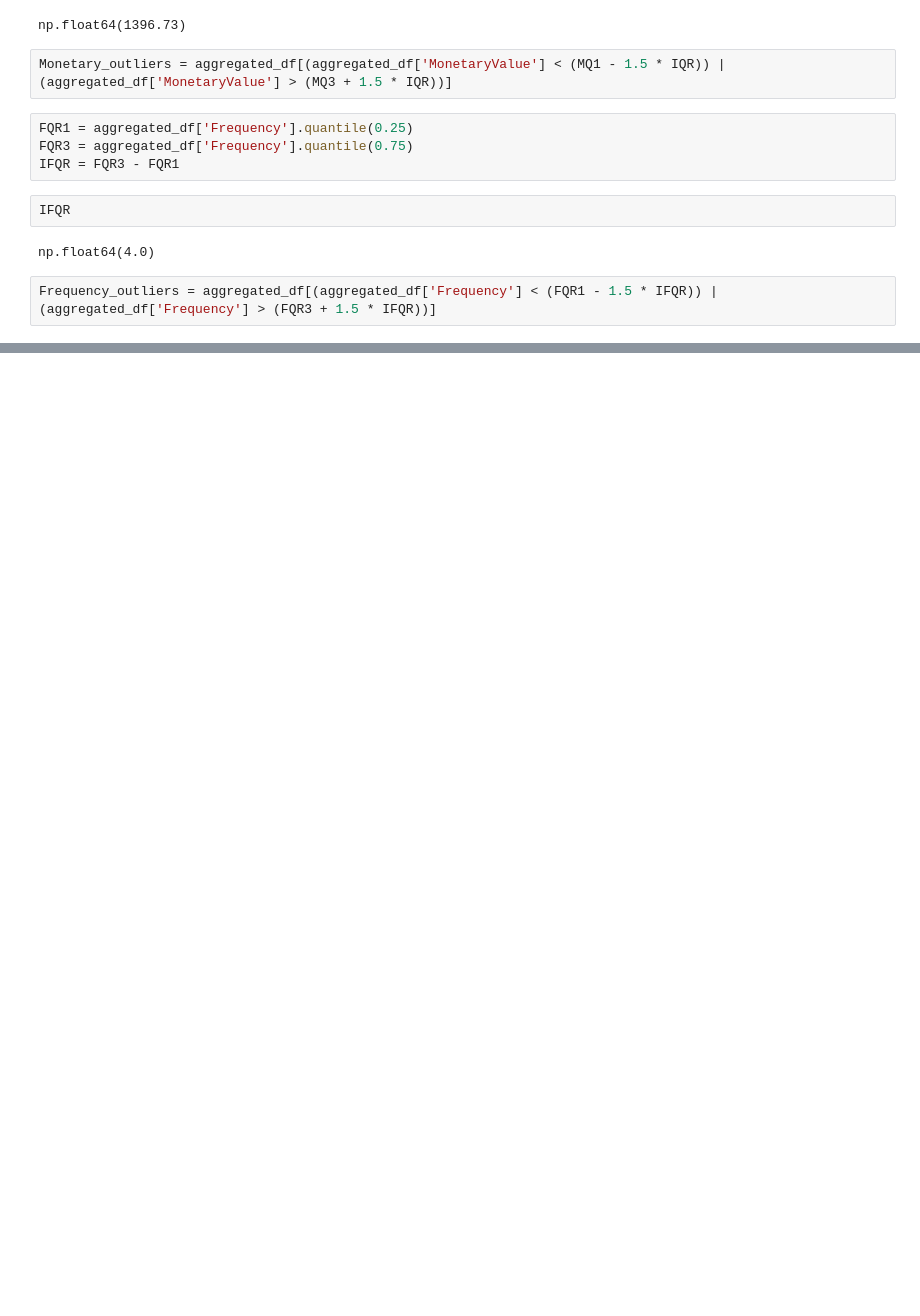
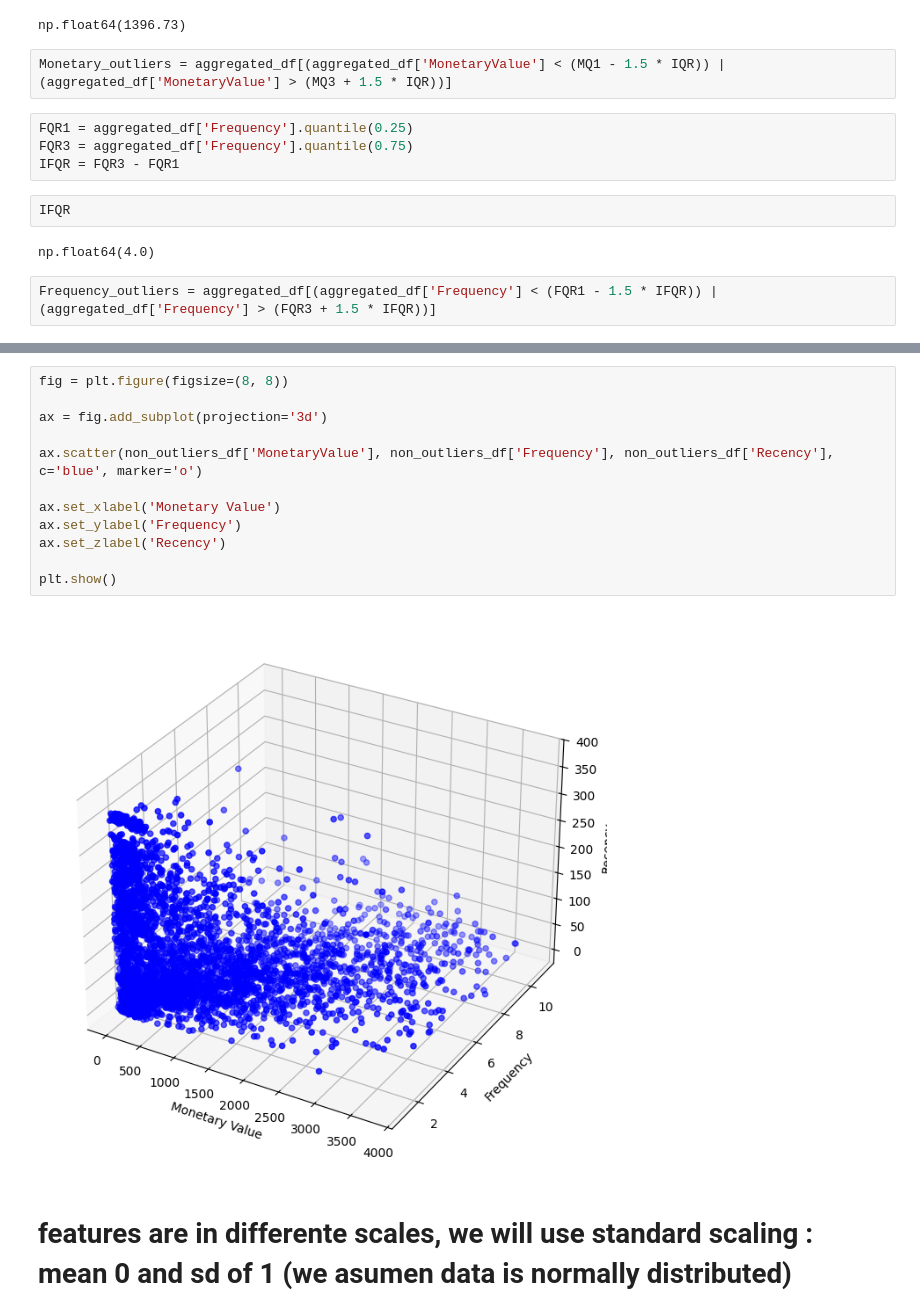
Before and after one commit to jcampuzano1111/K-Means-Online-Retailes, a Jupyter notebook: K_Means_cluster_online_retail.ipynb, the cells around one changed output, grey strips where cells are left out. Drawn from its saved outputs; the diff is of its cells as text; blank space fills up the shorter version.

```diff
--- a/K_Means_cluster_online_retail.ipynb
+++ b/K_Means_cluster_online_retail.ipynb
@@ -471,0 +555,16 @@ Frequency_outliers = aggregated_df[(aggregated_df['Frequency'] < (FQR1 - 1.5 * I
+# %%
+fig = plt.figure(figsize=(8, 8))
+
+ax = fig.add_subplot(projection='3d')
+
+ax.scatter(non_outliers_df['MonetaryValue'], non_outliers_df['Frequency'], non_outliers_df['Recency'], c='blue', marker='o')
+
+ax.set_xlabel('Monetary Value')
+ax.set_ylabel('Frequency')
+ax.set_zlabel('Recency')
+
+plt.show()
+# %% [output]
+[figure, added]
+# %% [markdown]
+# features are in differente scales, we will use standard scaling : mean 0 and sd of 1 (we asumen data is normally distributed)
```
Also changed, not shown: parts of 22 cells of this notebook.
